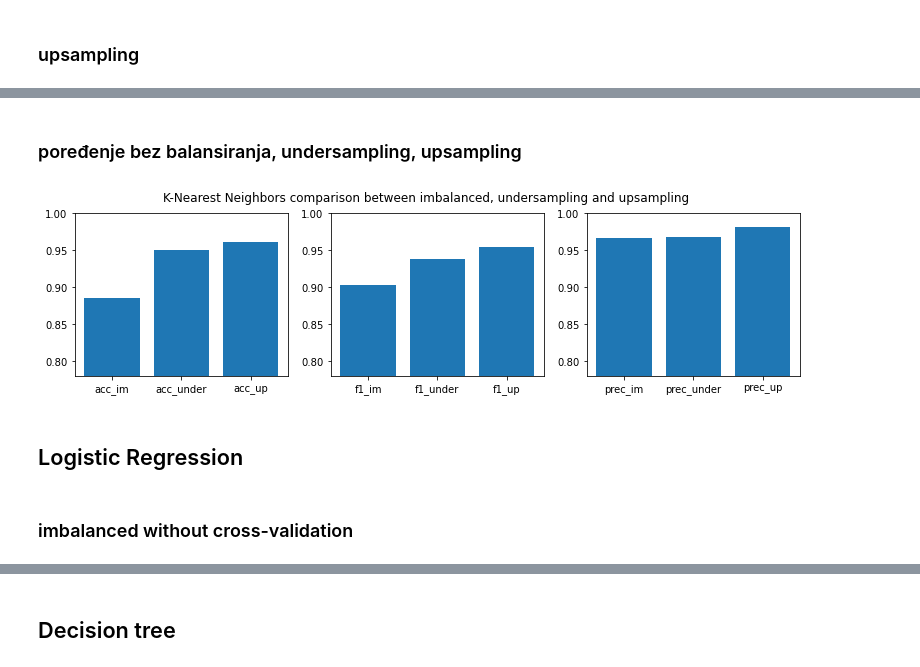
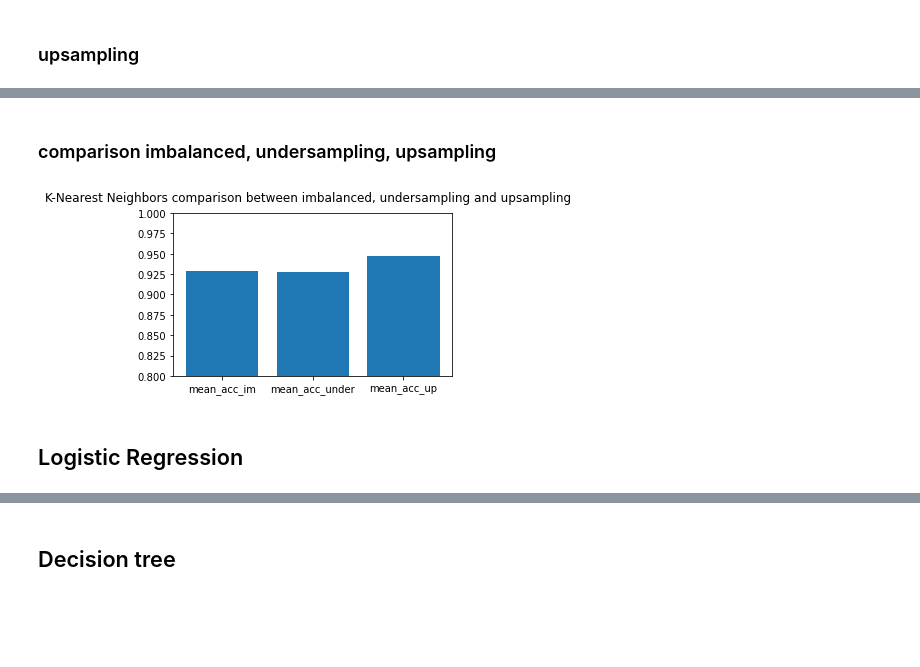
Before and after one commit to MilicaTrifunovic/MachineLearning, a Jupyter notebook: Project 1/Classification.ipynb, the cells around one changed output, grey strips where cells are left out. Saved outputs shown, nothing was run; the diff lists cells and outputs as text; code cells hidden in the pictures; blank space fills up the shorter version.

```diff
--- a/Project 1/Classification.ipynb
+++ b/Project 1/Classification.ipynb
@@ -545,13 +479,12 @@ Specificity:  0.9473684210526315
 ### undersampling
 # %%
 scaler = StandardScaler()
-X_train_undersampled_transformed = scaler.fit_transform(X_train_undersampled)
-X_test_undersampled_transformed = scaler.transform(X_test_undersampled)
+knn_classifier = KNeighborsClassifier(n_neighbors=5)
 
-classifier = KNeighborsClassifier(n_neighbors=5)
-classifier.fit(X_train_undersampled_transformed, y_train_undersampled)
-knn_prediction_undersampled = classifier.predict(X_test_undersampled_transformed)
+pipeline = make_pipeline(scaler, knn_classifier)
+kf = StratifiedKFold(n_splits=10, shuffle=True, random_state=1)
+knn_cv_results_undersampled = cross_val_score(pipeline, X_undersampled, y_undersampled, cv=kf, scoring="accuracy", n_jobs=-1)
 
-# model evaluation
-knn_eval_undersampled = eval_model(y_test_undersampled, knn_prediction_undersampled)
+print(knn_cv_results_undersampled)
+print("Mean: ", knn_cv_results_undersampled.mean())
 # %% [output]
@@ -572,13 +494,12 @@ Specificity:  0.9787234042553191
 ### upsampling
 # %%
 scaler = StandardScaler()
-X_train_upsampled_transformed = scaler.fit_transform(X_train_upsampled)
-X_test_upsampled_transformed = scaler.transform(X_test_upsampled)
+knn_classifier = KNeighborsClassifier(n_neighbors=5) # 3
 
-classifier = KNeighborsClassifier(n_neighbors=5) # 3 NAJBOLJI REZULTAT
-classifier.fit(X_train_upsampled_transformed, y_train_upsampled)
-knn_prediction_upsampled = classifier.predict(X_test_upsampled_transformed)
+pipeline = make_pipeline(scaler, knn_classifier)
+kf = StratifiedKFold(n_splits=10, shuffle=True, random_state=1)
+knn_cv_results_upsampled = cross_val_score(pipeline, X_upsampled, y_upsampled, cv=kf, scoring="accuracy", n_jobs=-1)
 
-# model evaluation
-knn_eval_upsampled = eval_model(y_test_upsampled, knn_prediction_upsampled)
+print(knn_cv_results_upsampled)
+print("Mean: ", knn_cv_results_upsampled.mean())
 # %% [output]
@@ -598,21 +509,12 @@ Specificity:  0.9861111111111112
 # %% [markdown]
-### poređenje bez balansiranja, undersampling, upsampling
+### comparison imbalanced, undersampling, upsampling
 # %%
-plt.figure(figsize=(13, 3))
-plt.subplot(131)
-plt.ylim(0.78, 1.00)
-plt.bar(['acc_im', 'acc_under', 'acc_up'], [knn_eval_imbalanced[0], knn_eval_undersampled[0], knn_eval_upsampled[0]])
-plt.subplot(132)
-plt.ylim(0.78, 1.00)
-plt.bar(['f1_im', 'f1_under','f1_up'], [knn_eval_imbalanced[1], knn_eval_undersampled[1], knn_eval_upsampled[1]])
-plt.subplot(133)
-plt.ylim(0.78, 1.00)
-plt.bar(['prec_im', 'prec_under', 'prec_up'], [knn_eval_imbalanced[2], knn_eval_undersampled[2], knn_eval_upsampled[2]])
+plt.figure(figsize=(5, 3))
+plt.ylim(0.8, 1.00)
+plt.bar(['mean_acc_im', 'mean_acc_under', 'mean_acc_up'], [knn_cv_results_imbalanced.mean(), knn_cv_results_undersampled.mean(), knn_cv_results_upsampled.mean()])
 plt.suptitle('K-Nearest Neighbors comparison between imbalanced, undersampling and upsampling')
 plt.show()
 # %% [output]
-[figure, old version]
+[figure, new version]
 # %% [markdown]
 ## Logistic Regression
-# %% [markdown]
-### imbalanced without cross-validation
```
Also changed, not shown: parts of 112 cells of this notebook.
